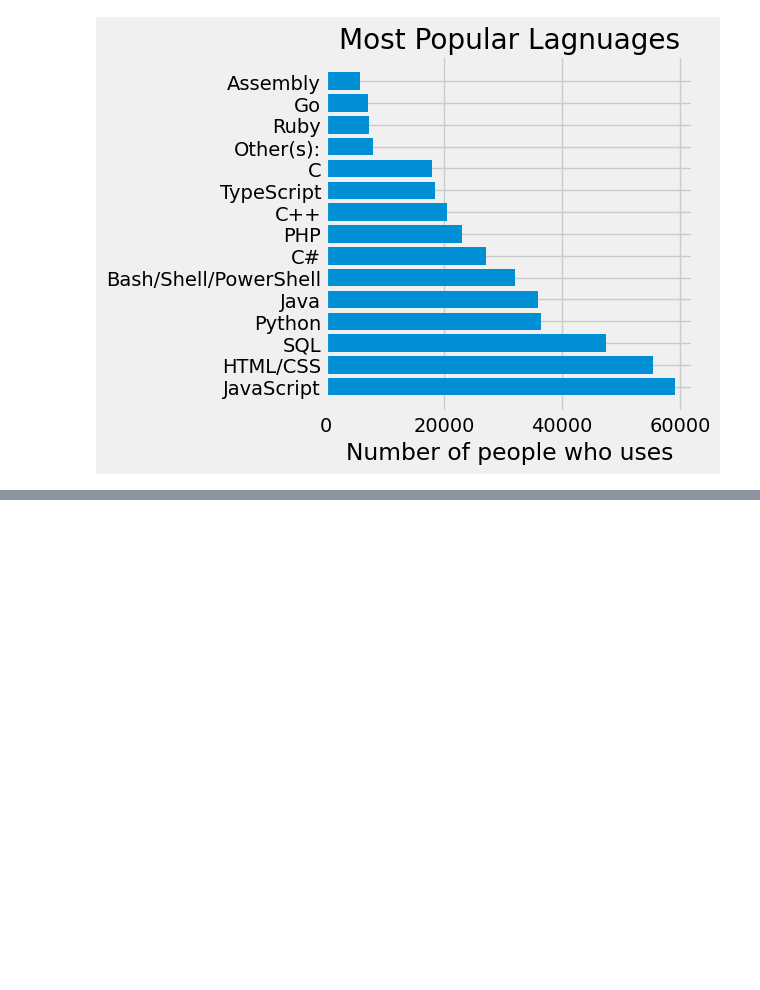
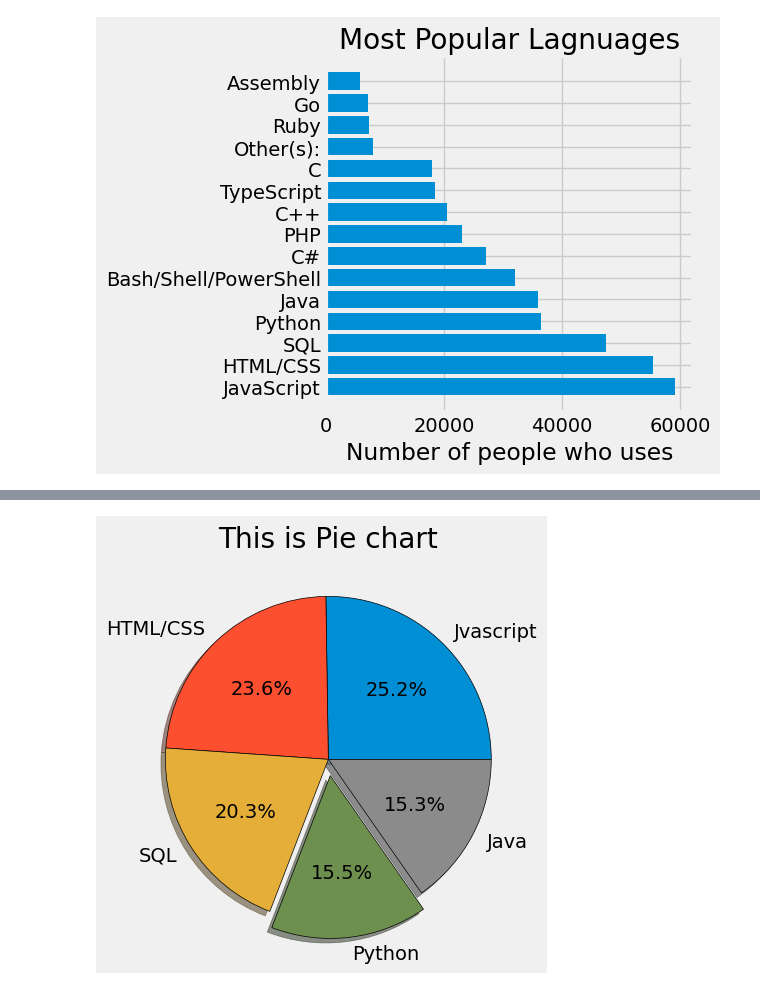
Before and after one commit to Mostafij-k/Python-Learning, a Jupyter notebook: Data/MatplotLib.ipynb, the cells around one changed output, grey strips where cells are left out. Cells and saved outputs as stored; diff of their text form; code cells hidden in the pictures; blank space fills up the shorter version.

```diff
--- a/Data/MatplotLib.ipynb
+++ b/Data/MatplotLib.ipynb
@@ -80,0 +93,13 @@ plt.show()
+# %%
+# Creation of Pie chart
+from matplotlib import pyplot as plt
+plt.style.use('fivethirtyeight')
+slices =[59219,55466,47544, 36443, 35917]
+labels=['Jvascript','HTML/CSS', 'SQL', 'Python', 'Java']
+explodes=[0,0,0,0.1,0]
+plt.pie(slices, labels=labels, explode=explodes, shadow=True, autopct='%1.1f%%',wedgeprops={'edgecolor':'Black'})
+plt.title('This is Pie chart')
+plt.tight_layout()
+plt.show()
+# %% [output]
+[figure, added]
```
Also changed, not shown: parts of 1 cell of this notebook.
